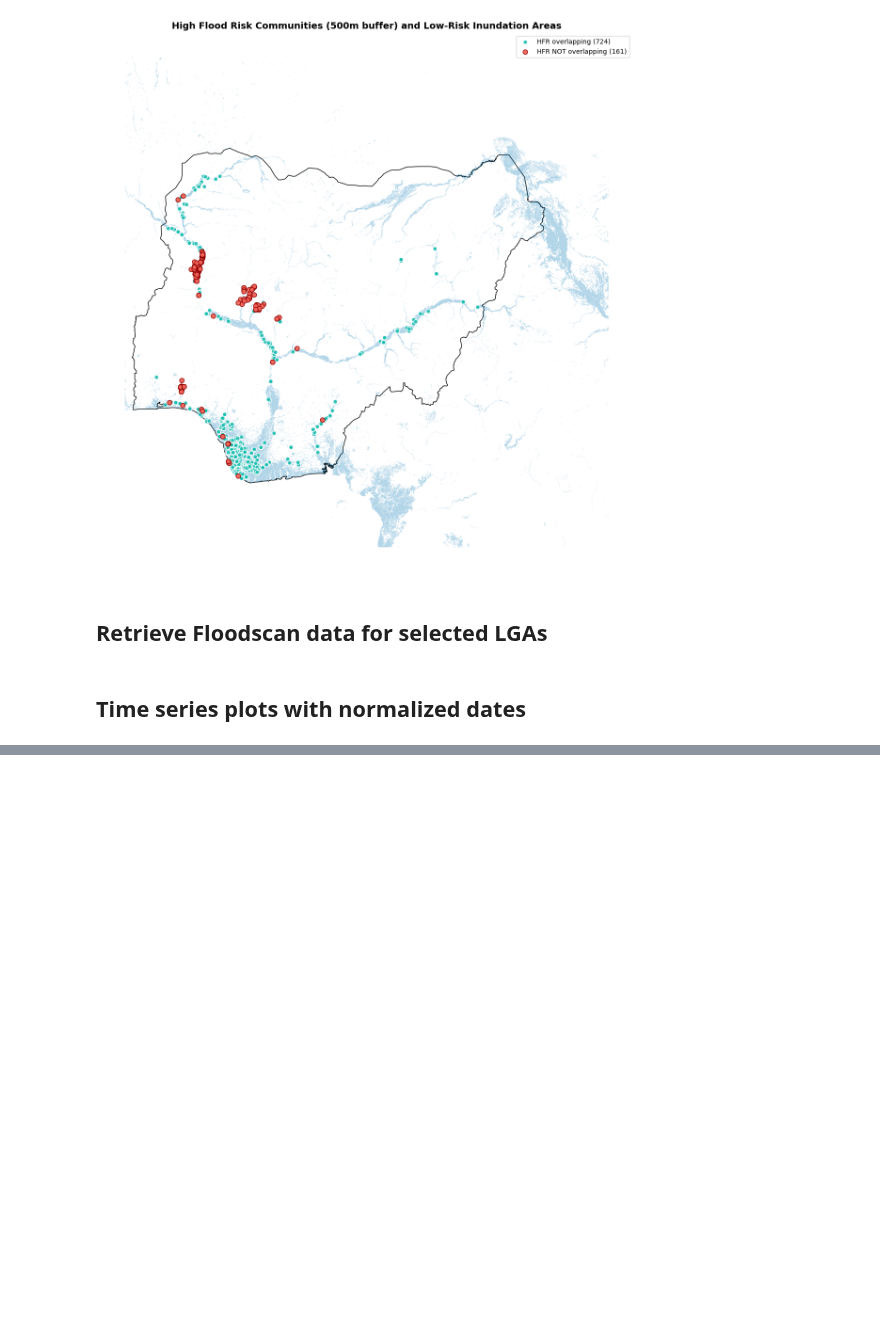
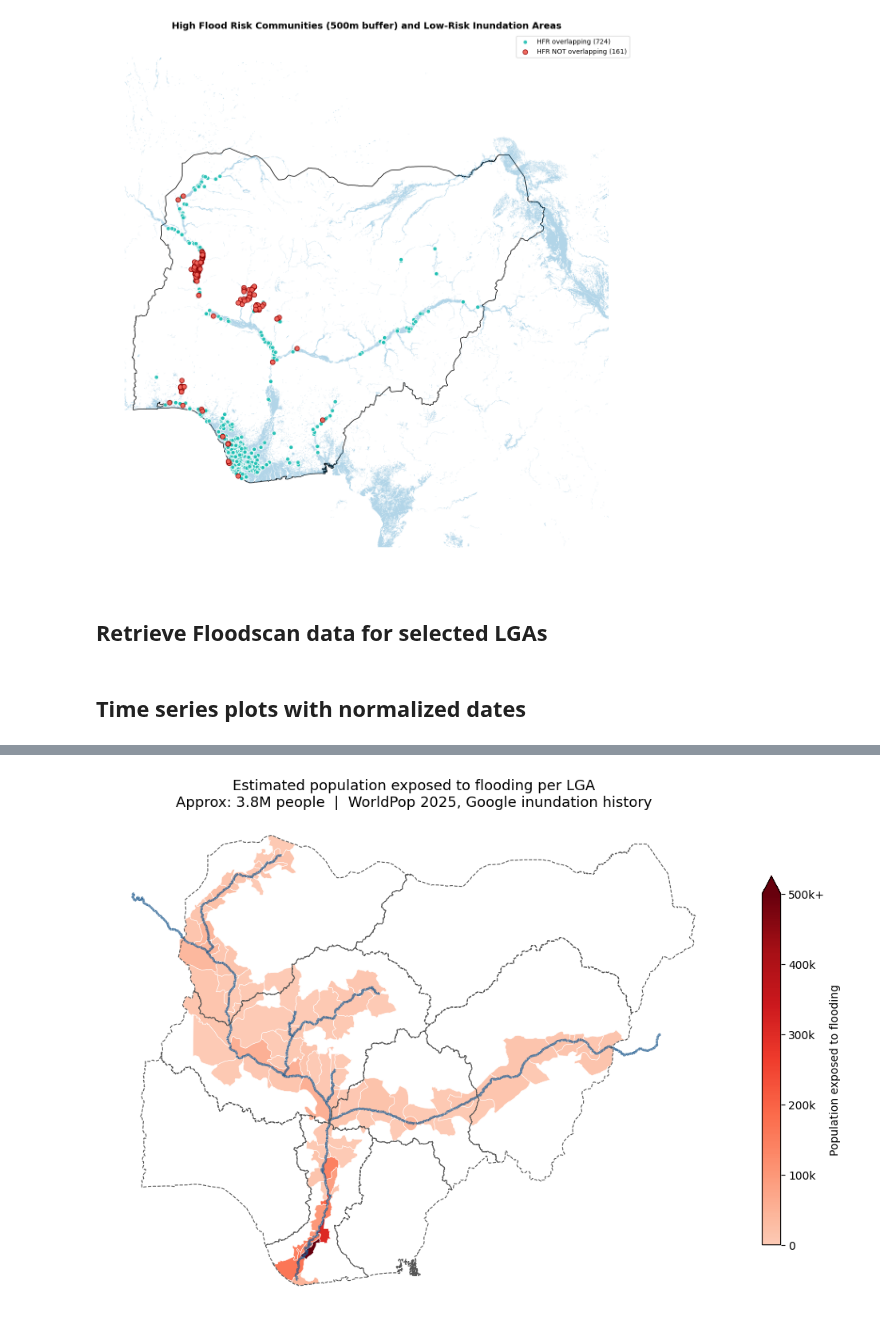
Before and after one commit to OCHA-DAP/ds-aa-nga-flooding, a Jupyter notebook: exploration/2026/01_geospatial_overview.ipynb, the cells around one changed output, grey strips where cells are left out. Drawn from its saved outputs; the diff is of its cells as text; code cells hidden in the pictures; blank space fills up the shorter version.

Commit message:
add population exposure calculation

```diff
--- a/exploration/2026/01_geospatial_overview.ipynb
+++ b/exploration/2026/01_geospatial_overview.ipynb
@@ -411,0 +421,5 @@ for ha in unique_has:
+# %%
+# Load WorldPop 2025 100m gridded population for Nigeria
+da_pop = worldpop.load_worldpop_from_stac("NGA", year=2025, resolution="100m")
+da_pop = da_pop.rio.write_crs("EPSG:4326")
+da_pop = da_pop.where(da_pop > 0)  # mask nodata / negative fill values
@@ -411,0 +482,46 @@ for ha in unique_has:
+# %%
+# Choropleth: total exposed population per LGA
+gdf_pop_map = gdf_lga_sel.merge(df_pop_exposed[["ADM2_PCODE", "pop_exposed"]], on="ADM2_PCODE", how="left")
+# Replace zeros with NaN so they render as grey via missing_kwds
+gdf_pop_map["pop_exposed_plot"] = gdf_pop_map["pop_exposed"].replace(0, float("nan"))
+
+total_exposed = gdf_pop_map["pop_exposed"].fillna(0).sum()
+
+fig, ax = plt.subplots(figsize=(10, 8))
+
+# Truncate the Reds colormap so it starts at a darker shade (skip the near-white end)
+cmap_reds = mcolors.LinearSegmentedColormap.from_list(
+    "Reds_truncated", mcm.get_cmap("Reds")(np.linspace(0.2, 1.0, 256))
+)
+norm = mcolors.Normalize(vmin=0, vmax=500_000)
+gdf_pop_map.plot(
+    column="pop_exposed_plot",
+    ax=ax,
+    cmap=cmap_reds,
+    norm=norm,
+    legend=True,
+    legend_kwds={
+        "label": "Population exposed to flooding",
+        "orientation": "vertical",
+        "shrink": 0.6,
+        "format": lambda x, _: "500k+" if x >= 500_000 else (f"{int(x/1000)}k" if x >= 1000 else str(int(x))),
+        "extend": "max",
+    },
+    missing_kwds={"color": "#cccccc", "label": "No exposure"},
+    edgecolor="white",
+    linewidth=0.4,
+)
+
+gdf_rivers.plot(ax=ax, color="#1E5A8E", linewidth=2.0, alpha=0.7)
+gdf_hydrological_areas.boundary.plot(ax=ax, color="#555555", linewidth=0.8, linestyle="--")
+
+ax.set_title(
+    f"Estimated population exposed to flooding per LGA\n"
+    f"Approx: 3.8M people  |  WorldPop 2025, Google inundation history",
+    fontsize=13,
+)
+ax.set_axis_off()
+plt.tight_layout()
+plt.savefig("figures/lga_population_exposed_map.png", dpi=300)
+# %% [output]
+[figure, added]
```
Also changed, not shown: parts of 12 cells of this notebook, 3 other files.
